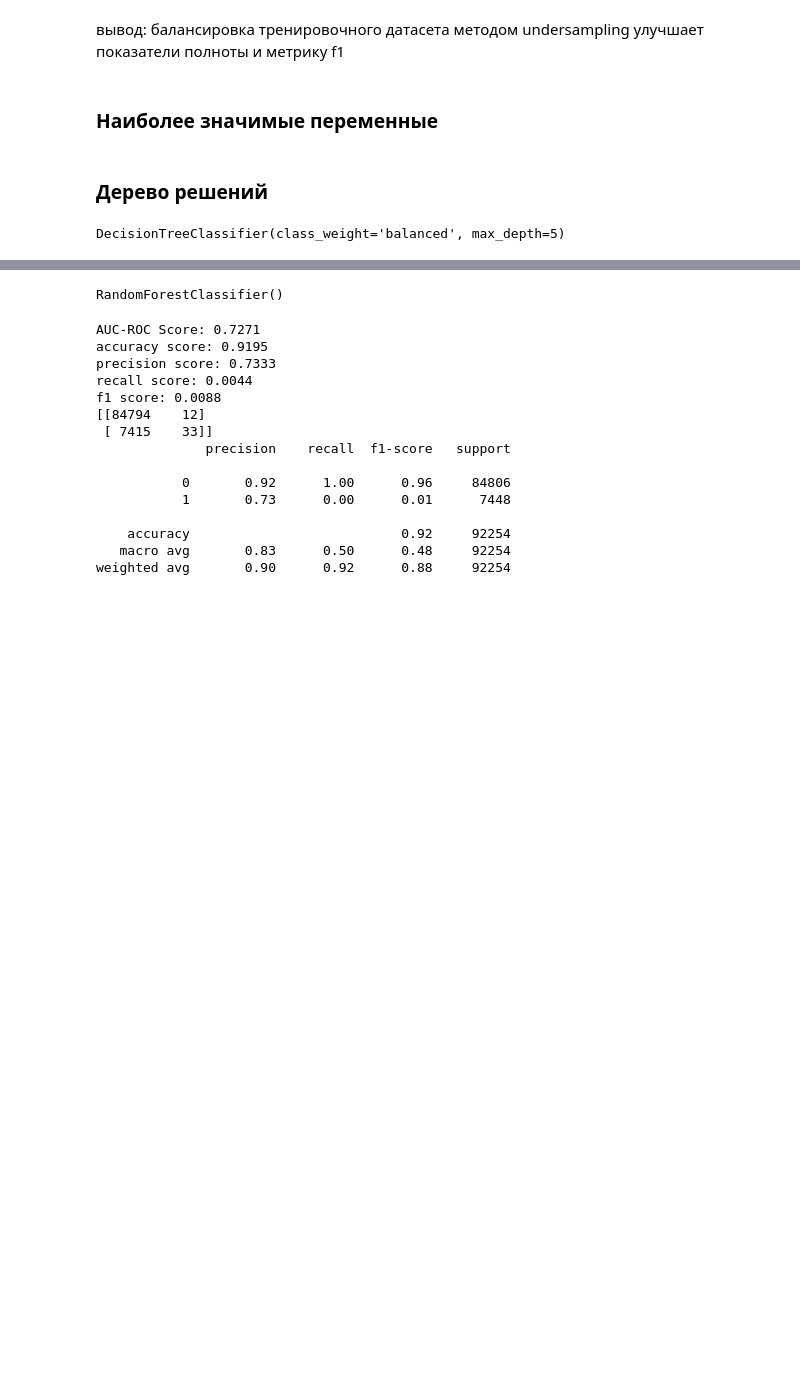
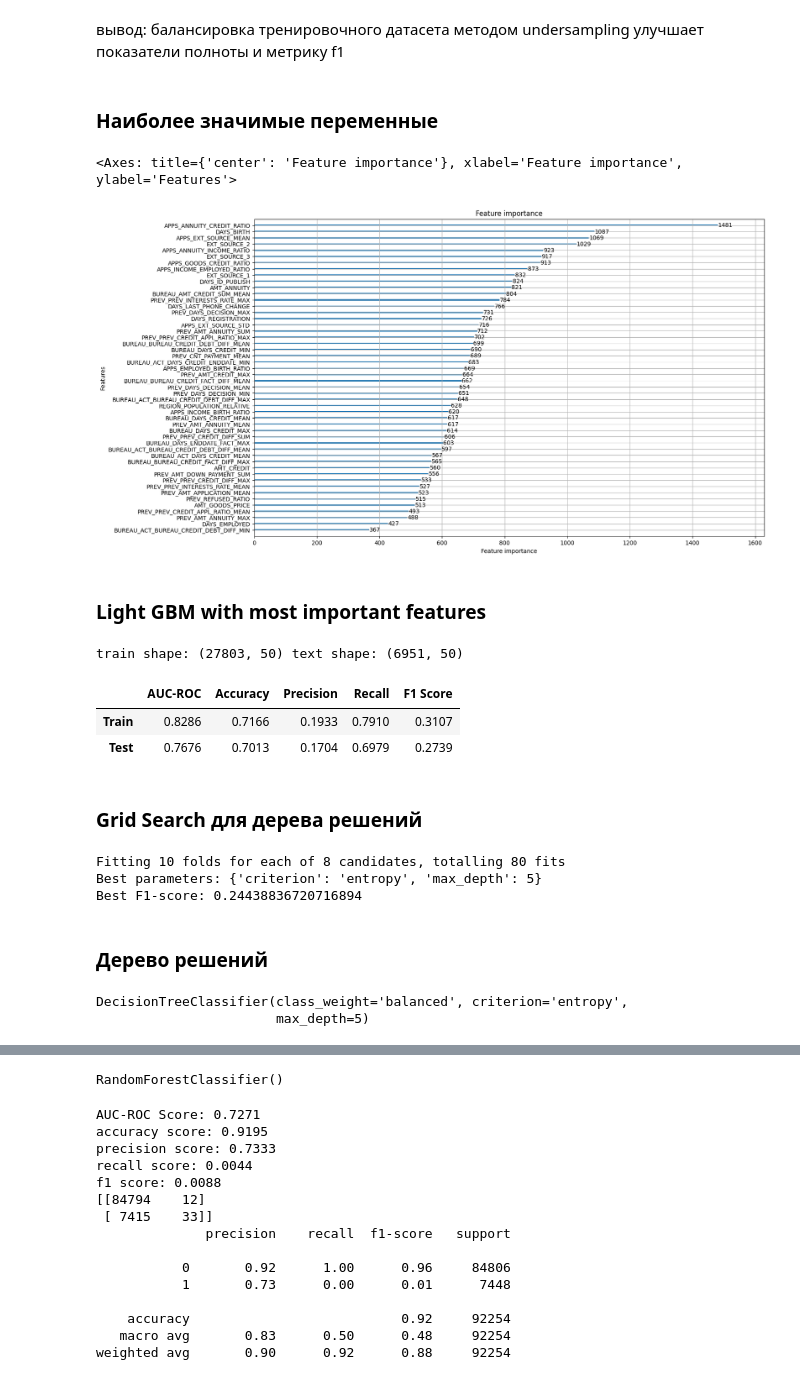
Before and after one commit to Spring-31/HC_default_risk, a Jupyter notebook: notebooks/Feature_engineering_and_classifications.ipynb, the cells around one changed output, grey strips where cells are left out. Cells and saved outputs as stored; diff of their text form; code cells hidden in the pictures; blank space fills up the shorter version.

```diff
--- a/notebooks/Feature_engineering_and_classifications.ipynb
+++ b/notebooks/Feature_engineering_and_classifications.ipynb
@@ -1004,0 +1024,43 @@ metrics_df
+# %%
+plot_importance(clf_resample, figsize=(16, 10), max_num_features=50)
+# %% [output]
+<Axes: title={'center': 'Feature importance'}, xlabel='Feature importance', ylabel='Features'>
+[figure, added]
+# %% [markdown]
+### Light GBM with most important features
+# %%
+clf_resample = train_LGBMC(apps_all_train_resampled[reduced_features],n_estimators=1500)
+# %% [output]
+train shape: (27803, 50) text shape: (6951, 50)
+# %%
+X_test = apps_all_test[reduced_features].drop(['SK_ID_CURR', 'TARGET'], axis=1).fillna(0)
+y_test = apps_all_test['TARGET']
+
+y_pred_proba = clf_resample.predict_proba(X_test)[:, 1]  # Probabilities for class 1
+y_pred = clf_resample.predict(X_test)
+
+X_train = apps_all_train[reduced_features].drop(['SK_ID_CURR', 'TARGET'], axis=1).fillna(0)
+y_train = apps_all_train['TARGET']
+
+y_pred_proba_train = clf_resample.predict_proba(X_train)[:, 1]  # Probabilities for class 1
+y_pred_train = clf_resample.predict(X_train)
+
+# Compute metrics for train and test sets
+metrics_train = get_metrics(y_train, y_pred_train, y_pred_proba_train)
+metrics_test = get_metrics(y_test, y_pred, y_pred_proba)
+
+metrics_df  = pd.DataFrame([metrics_train, metrics_test], index=["Train", "Test"])
+
+# Round values for better readability
+metrics_df  = metrics_df .round(4)
+
+# print(f"{confusion_matrix(y_test, y_pred)}")
+# print(classification_report(y_test, y_pred))
+metrics_df .to_csv(FileOut+'LightGBM_most_important_features.csv')
+metrics_df
+# %% [output]
+|  | AUC-ROC | Accuracy | Precision | Recall | F1 Score |
+| Train | 0.8286 | 0.7166 | 0.1933 | 0.7910 | 0.3107 |
+| Test | 0.7676 | 0.7013 | 0.1704 | 0.6979 | 0.2739 |
+# %% [markdown]
+### Grid Search для дерева решений
@@ -1005,2 +1073,26 @@ metrics_df
+# %%
+from sklearn.model_selection import GridSearchCV
+from sklearn.tree import DecisionTreeClassifier
+
+model = DecisionTreeClassifier(class_weight="balanced")
+
+# Определение параметров для подбора
+param_grid = {
+    'criterion': ['gini', 'entropy'],  # Функция для измерения качества разбиения
+    'max_depth': [3, 5, 10, None]  # Глубина дерева
+    # ,'min_samples_split': [2, 5, 10],  # Минимальное количество образцов для разбиения узла
+    # 'min_samples_leaf': [1, 2, 5, 10]  # Минимальное количество образцов в листе
+}
+
+grid_search = GridSearchCV(model, param_grid, cv=10, scoring="f1", n_jobs=-1, verbose=100)
+grid_search.fit(X, y)
+
+# Print the best parameters and the best score
+print("Best parameters:", grid_search.best_params_)
+print("Best F1-score:", grid_search.best_score_)
+# %% [output]
+Fitting 10 folds for each of 8 candidates, totalling 80 fits
+Best parameters: {'criterion': 'entropy', 'max_depth': 5}
+Best F1-score: 0.24438836720716894
 # %% [markdown]
 ### Дерево решений
@@ -1013,9 +1099,9 @@ y_test = apps_all_test['TARGET']
 # %%
-from sklearn.tree import DecisionTreeClassifier
-model = DecisionTreeClassifier(class_weight="balanced",max_depth = 5)
+model = DecisionTreeClassifier(class_weight="balanced",max_depth = 5,criterion='entropy')
 model.fit(X, y)
 # %% [output]
-DecisionTreeClassifier(class_weight='balanced', max_depth=5)
+DecisionTreeClassifier(class_weight='balanced', criterion='entropy',
+                       max_depth=5)
 # %%
 y_pred_proba = model.predict_proba(X_test)[:, 1]  # Probabilities for class 1
 y_pred = model.predict(X_test)
```
Also changed, not shown: parts of 61 cells of this notebook.
